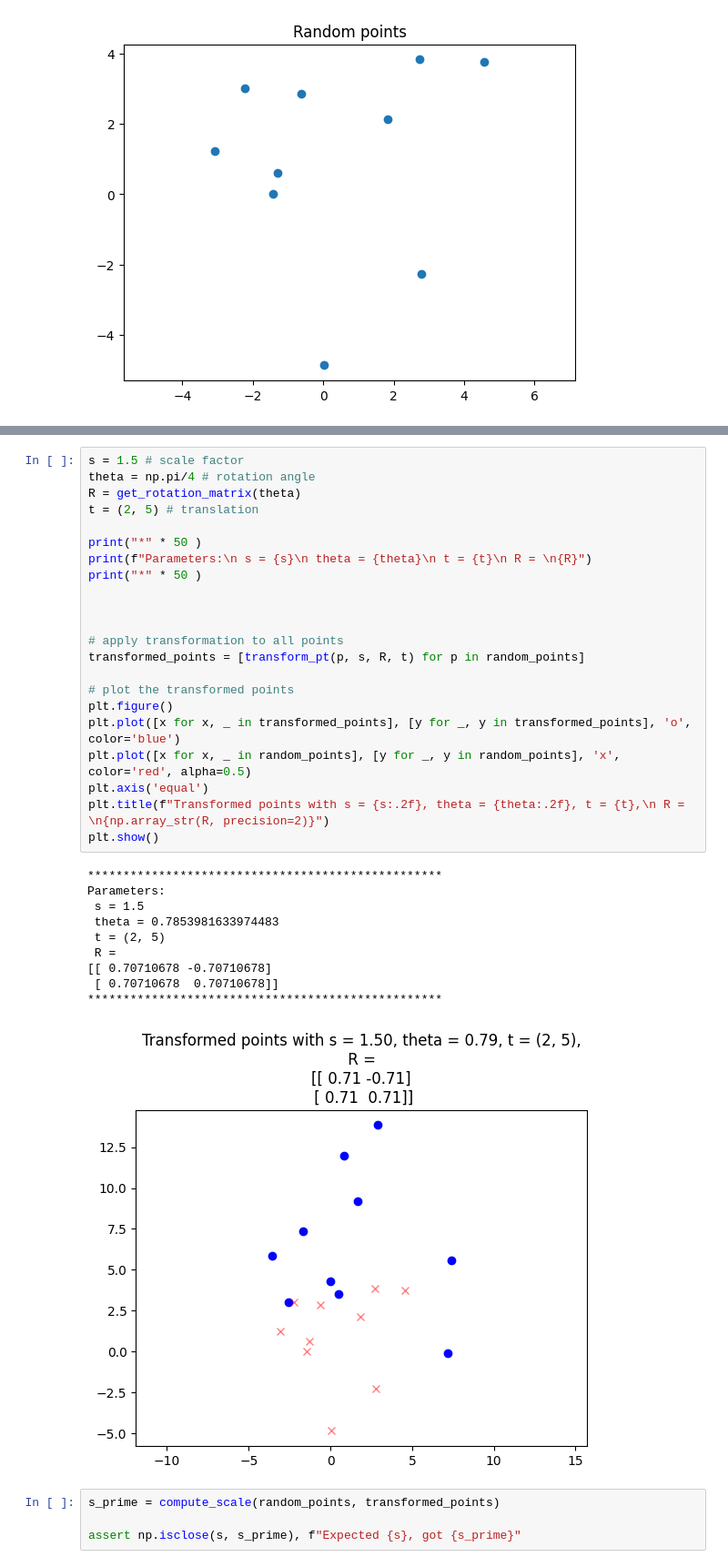
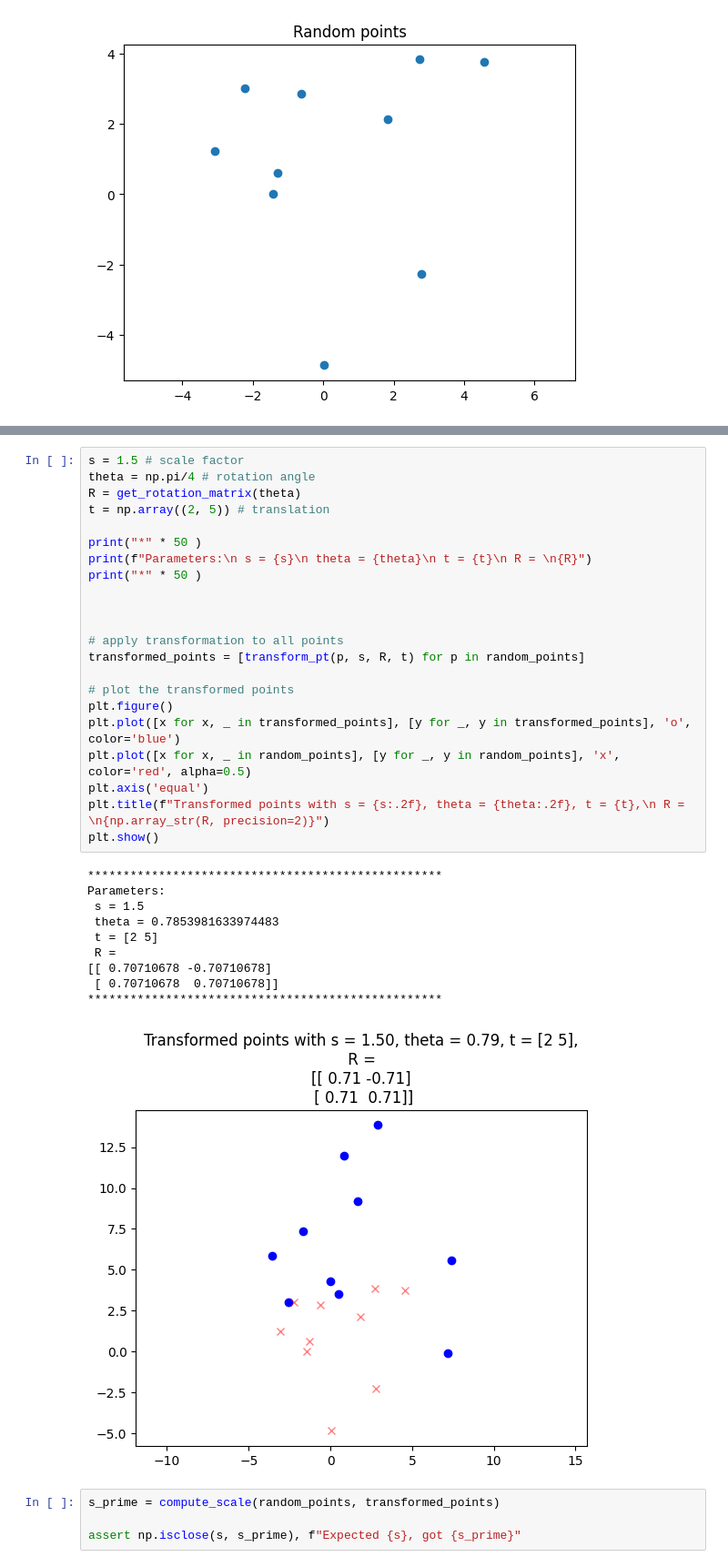
Before and after one commit to Cerlog/02506_Advanced_Image_Analysis_DTU, a Jupyter notebook: Chapter03/ex_3_chapter_03.ipynb, the cells around one changed output, grey strips where cells are left out. Shown at 91% size. Drawn from its saved outputs; the diff is of its cells as text.

```diff
--- a/Chapter03/ex_3_chapter_03.ipynb
+++ b/Chapter03/ex_3_chapter_03.ipynb
@@ -34,36 +34,36 @@ plt.show()
 # %%
 s = 1.5 # scale factor
 theta = np.pi/4 # rotation angle
 R = get_rotation_matrix(theta)
-t = (2, 5) # translation
+t = np.array((2, 5)) # translation
 
 print("*" * 50 )
 print(f"Parameters:\n s = {s}\n theta = {theta}\n t = {t}\n R = \n{R}")
 print("*" * 50 )
 
 
 
 # apply transformation to all points
 transformed_points = [transform_pt(p, s, R, t) for p in random_points]
 
 # plot the transformed points
 plt.figure()
 plt.plot([x for x, _ in transformed_points], [y for _, y in transformed_points], 'o', color='blue')
 plt.plot([x for x, _ in random_points], [y for _, y in random_points], 'x', color='red', alpha=0.5)
 plt.axis('equal')
 plt.title(f"Transformed points with s = {s:.2f}, theta = {theta:.2f}, t = {t},\n R = \n{np.array_str(R, precision=2)}")
 plt.show()
 # %% [output]
 **************************************************
 Parameters:
  s = 1.5
  theta = 0.7853981633974483
- t = (2, 5)
+ t = [2 5]
  R =
 [[ 0.70710678 -0.70710678]
  [ 0.70710678  0.70710678]]
 **************************************************
-[figure, old version]
+[figure, new version]
 # %%
 s_prime = compute_scale(random_points, transformed_points)
 
```
Also changed, not shown: parts of 4 cells of this notebook, 50 other files.
